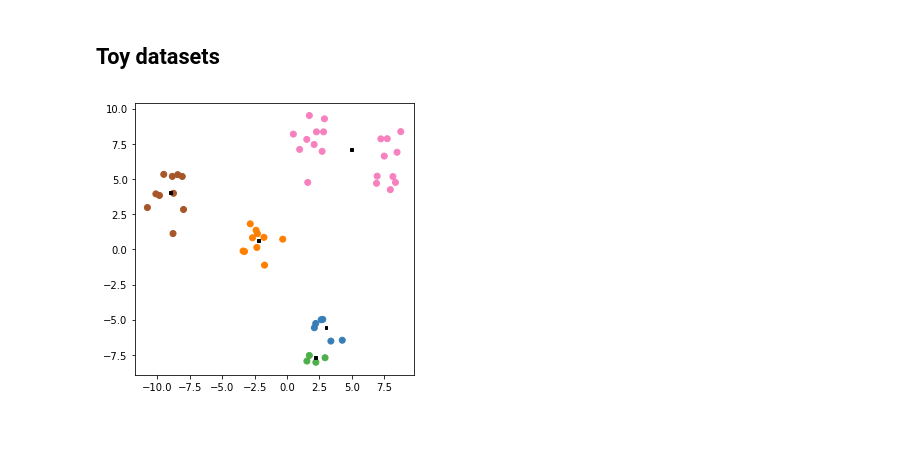
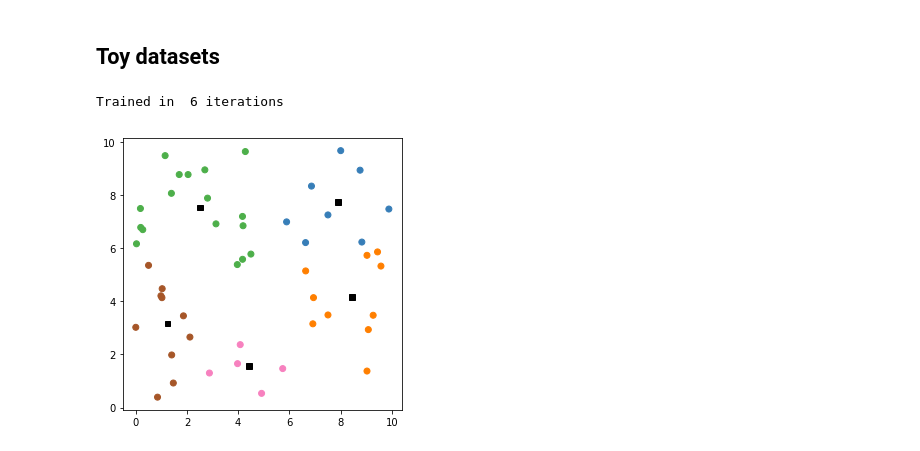
Before and after one commit to E-Trindade/python-kmeans, a Jupyter notebook: KMeans.ipynb, the cells around one changed output. Drawn from its saved outputs; the diff is of its cells as text; code cells hidden in the pictures.

```diff
--- a/KMeans.ipynb
+++ b/KMeans.ipynb
@@ -69,35 +95,36 @@ data.shape
 # %%
 import matplotlib.pyplot as plt
 from sklearn import cluster, datasets, mixture
 from itertools import cycle, islice
 %matplotlib inline
-
-blobs = datasets.make_blobs(n_samples=50, centers=5, random_state=20)
+np.random.seed(1)
+#blobs = datasets.make_blobs(n_samples=50, centers=5, random_state=20)
+blobs = np.random.random((50, 2)) * 10, 1
 fig = plt.figure(figsize=(5, 5))
 
-# plt.subplots_adjust(left=.02, right=.98, bottom=.001, top=.96, wspace=.05,
-#                     hspace=.01)
 X, y = blobs
 
-kmeans = KMeans() \
+kmeans, iterations = KMeans() \
             .initialize_random(5, X) \
             .with_euclidian_distance() \
-            .set_max_iterations(10) \
             .train(X)
+
+print('Trained in ', iterations, 'iterations')
 
 predictions = [kmeans.predict(x) for x in X]
 y_pred = [y for y, _ in predictions]
 
 colors = np.array(list(islice(cycle(['#377eb8', '#ff7f00', '#4daf4a',
                                              '#f781bf', '#a65628', '#984ea3',
                                              '#999999', '#e41a1c', '#dede00']),
                                       int(max(y_pred) + 1))))
 
 plt.scatter(X[:, 0], X[:, 1], color=colors[y_pred])
 for i, centroid in enumerate(kmeans.centroids):
     square = plt.Rectangle(centroid, 0.21, 0.2, color='black')
     fig.gca().add_artist(square)
 
 plt.show()
 # %% [output]
+Trained in  6 iterations
-[figure, old version]
+[figure, new version]
```
Also changed, not shown: parts of 2 cells of this notebook.
